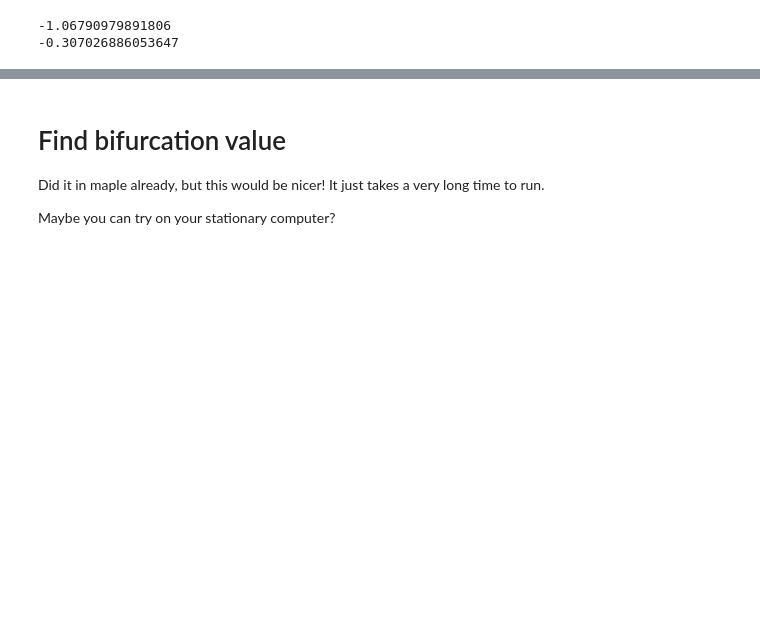
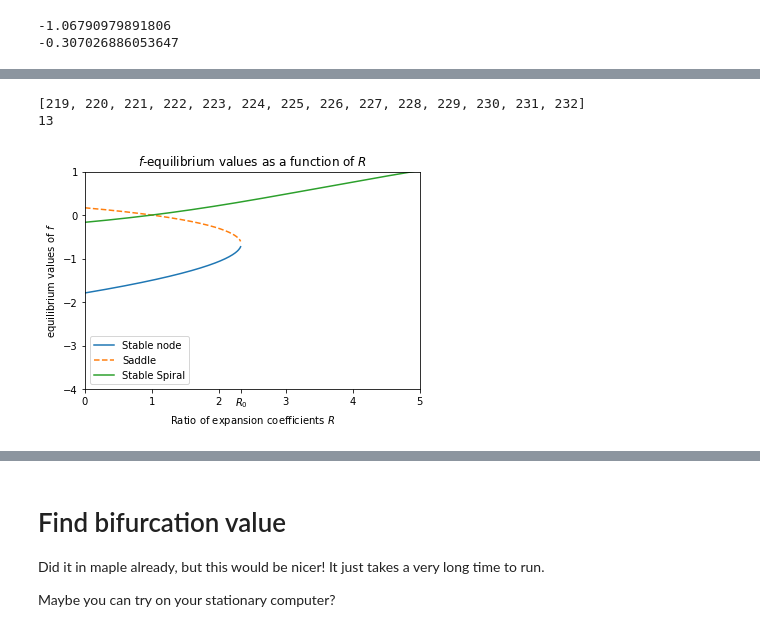
Before and after one commit to damiskov/gulf-stream-modelling, a Jupyter notebook: bifurcation_diagram.ipynb, the cells around one changed output, grey strips where cells are left out. Cells and saved outputs as stored; diff of their text form; code cells hidden in the pictures; blank space fills up the shorter version.

```diff
--- a/bifurcation_diagram.ipynb
+++ b/bifurcation_diagram.ipynb
@@ -38,0 +137,12 @@ print(f2)
+# %%
+make_bifurcation_diagram(R_vals,
+                         stable_bif_R,
+                         saddle_bif_R,
+                         spiral_bif_R,
+                         intersection_R_i,
+                         intersection_R,
+                         False)
+# %% [output]
+[219, 220, 221, 222, 223, 224, 225, 226, 227, 228, 229, 230, 231, 232]
+13
+[figure, added]
```
Also changed, not shown: parts of 15 cells of this notebook, 1 other file.
